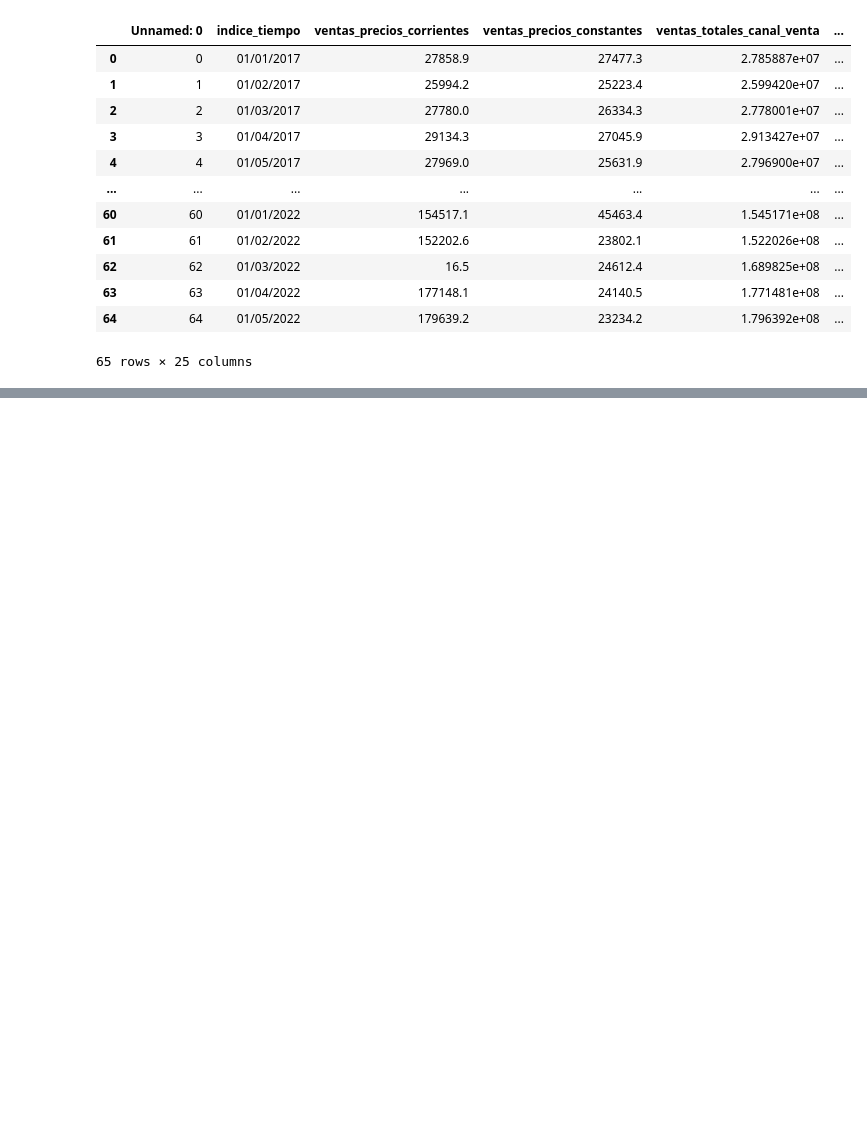
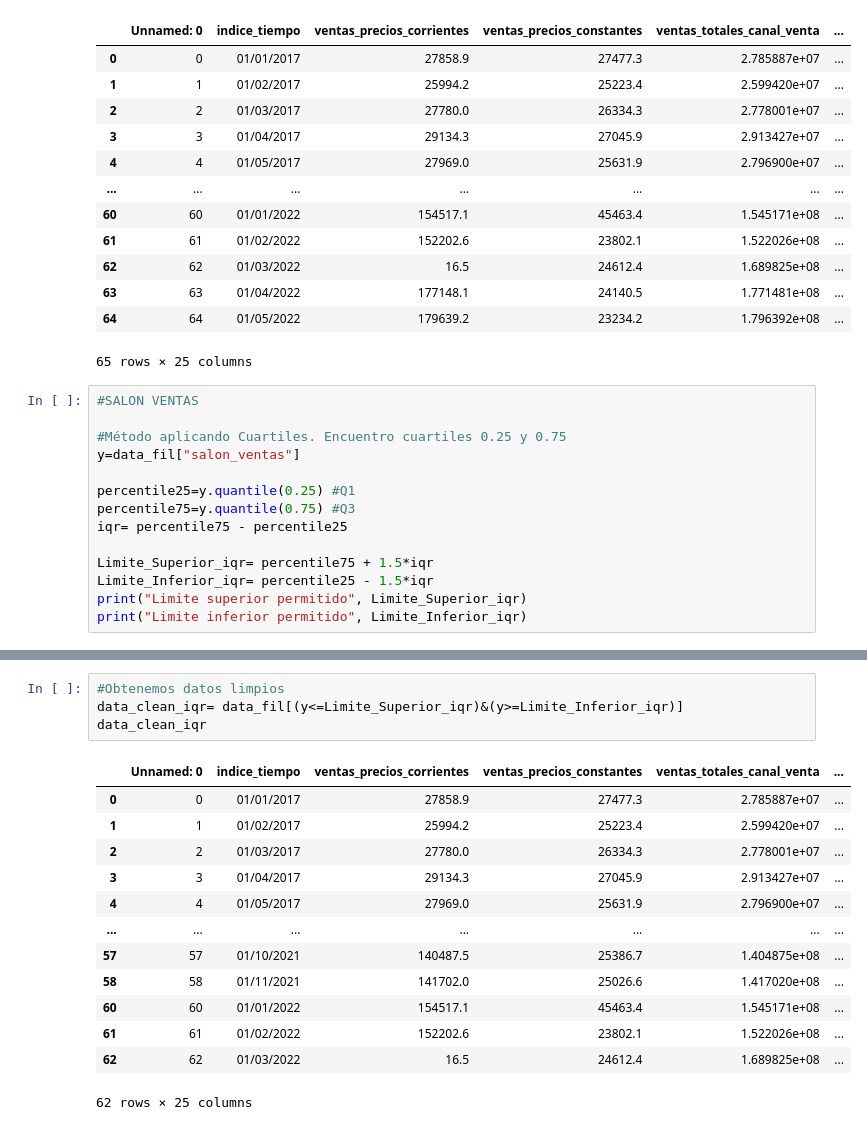
Before and after one commit to ElizabethCobos/Actividad3, a Jupyter notebook: Actividad3.ipynb, the cells around one changed output, grey strips where cells are left out. Drawn from its saved outputs; the diff is of its cells as text; blank space fills up the shorter version.

Commit message:
outlier: salon ventas

```diff
--- a/Actividad3.ipynb
+++ b/Actividad3.ipynb
@@ -869,3 +869,17 @@ data_clean_iqr
 | 63 | 63 | 01/04/2022 | 177148.1 | 24140.5 | 1.771481e+08 | ... |
 | 64 | 64 | 01/05/2022 | 179639.2 | 23234.2 | 1.796392e+08 | ... |
 65 rows × 25 columns
+# %%
+#SALON VENTAS
+
+#Método aplicando Cuartiles. Encuentro cuartiles 0.25 y 0.75
+y=data_fil["salon_ventas"]
+
+percentile25=y.quantile(0.25) #Q1
+percentile75=y.quantile(0.75) #Q3
+iqr= percentile75 - percentile25
+
+Limite_Superior_iqr= percentile75 + 1.5*iqr
+Limite_Inferior_iqr= percentile25 - 1.5*iqr
+print("Limite superior permitido", Limite_Superior_iqr)
+print("Limite inferior permitido", Limite_Inferior_iqr)
@@ -871,0 +899,18 @@ data_clean_iqr
+# %%
+#Obtenemos datos limpios
+data_clean_iqr= data_fil[(y<=Limite_Superior_iqr)&(y>=Limite_Inferior_iqr)]
+data_clean_iqr
+# %% [output]
+|  | Unnamed: 0 | indice_tiempo | ventas_precios_corrientes | ventas_precios_constantes | ventas_totales_canal_venta | ... |
+| 0 | 0 | 01/01/2017 | 27858.9 | 27477.3 | 2.785887e+07 | ... |
+| 1 | 1 | 01/02/2017 | 25994.2 | 25223.4 | 2.599420e+07 | ... |
+| 2 | 2 | 01/03/2017 | 27780.0 | 26334.3 | 2.778001e+07 | ... |
+| 3 | 3 | 01/04/2017 | 29134.3 | 27045.9 | 2.913427e+07 | ... |
+| 4 | 4 | 01/05/2017 | 27969.0 | 25631.9 | 2.796900e+07 | ... |
+| ... | ... | ... | ... | ... | ... | ... |
+| 57 | 57 | 01/10/2021 | 140487.5 | 25386.7 | 1.404875e+08 | ... |
+| 58 | 58 | 01/11/2021 | 141702.0 | 25026.6 | 1.417020e+08 | ... |
+| 60 | 60 | 01/01/2022 | 154517.1 | 45463.4 | 1.545171e+08 | ... |
+| 61 | 61 | 01/02/2022 | 152202.6 | 23802.1 | 1.522026e+08 | ... |
+| 62 | 62 | 01/03/2022 | 16.5 | 24612.4 | 1.689825e+08 | ... |
+62 rows × 25 columns
```
Also changed, not shown: parts of 2 cells of this notebook.
